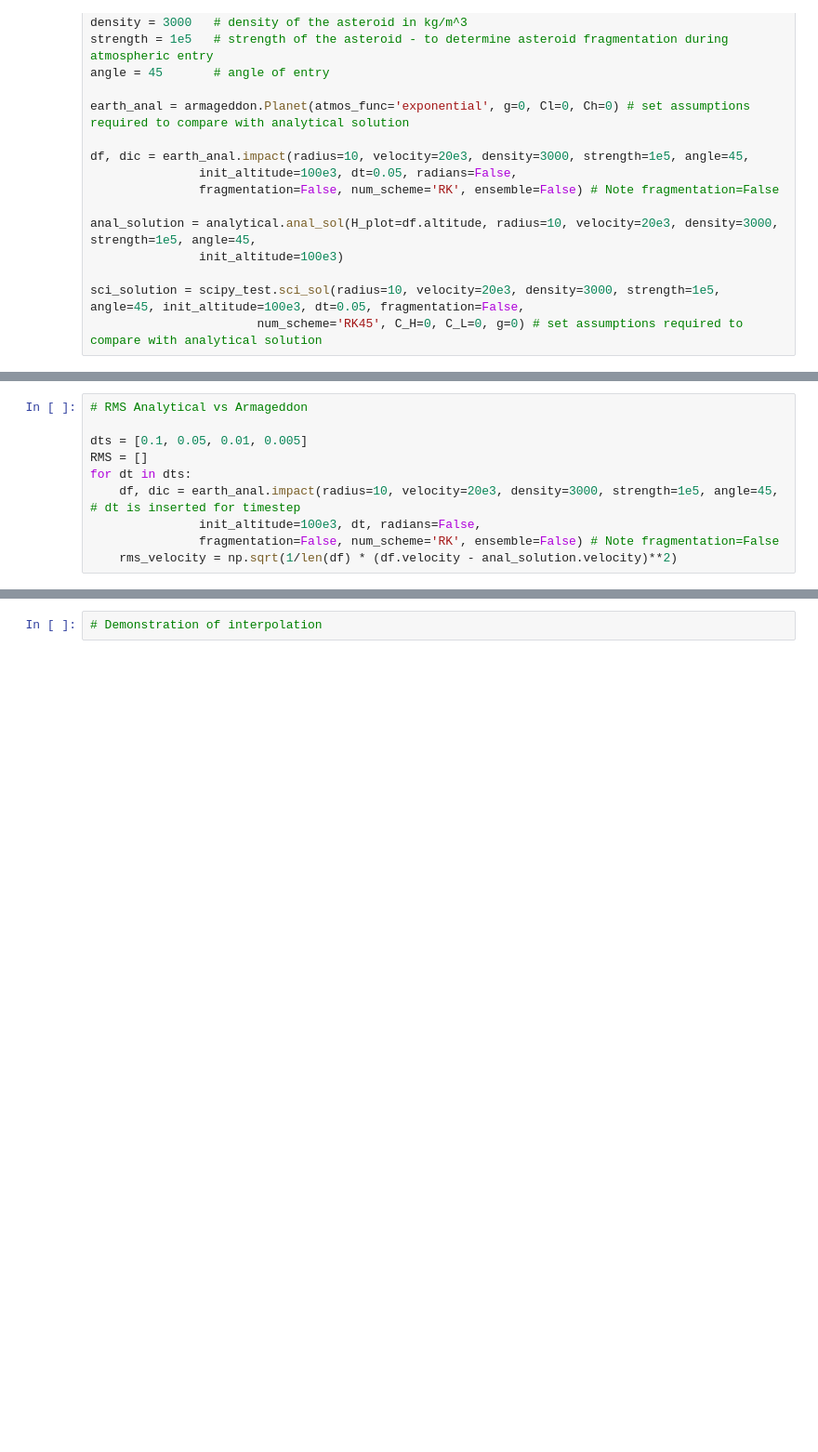
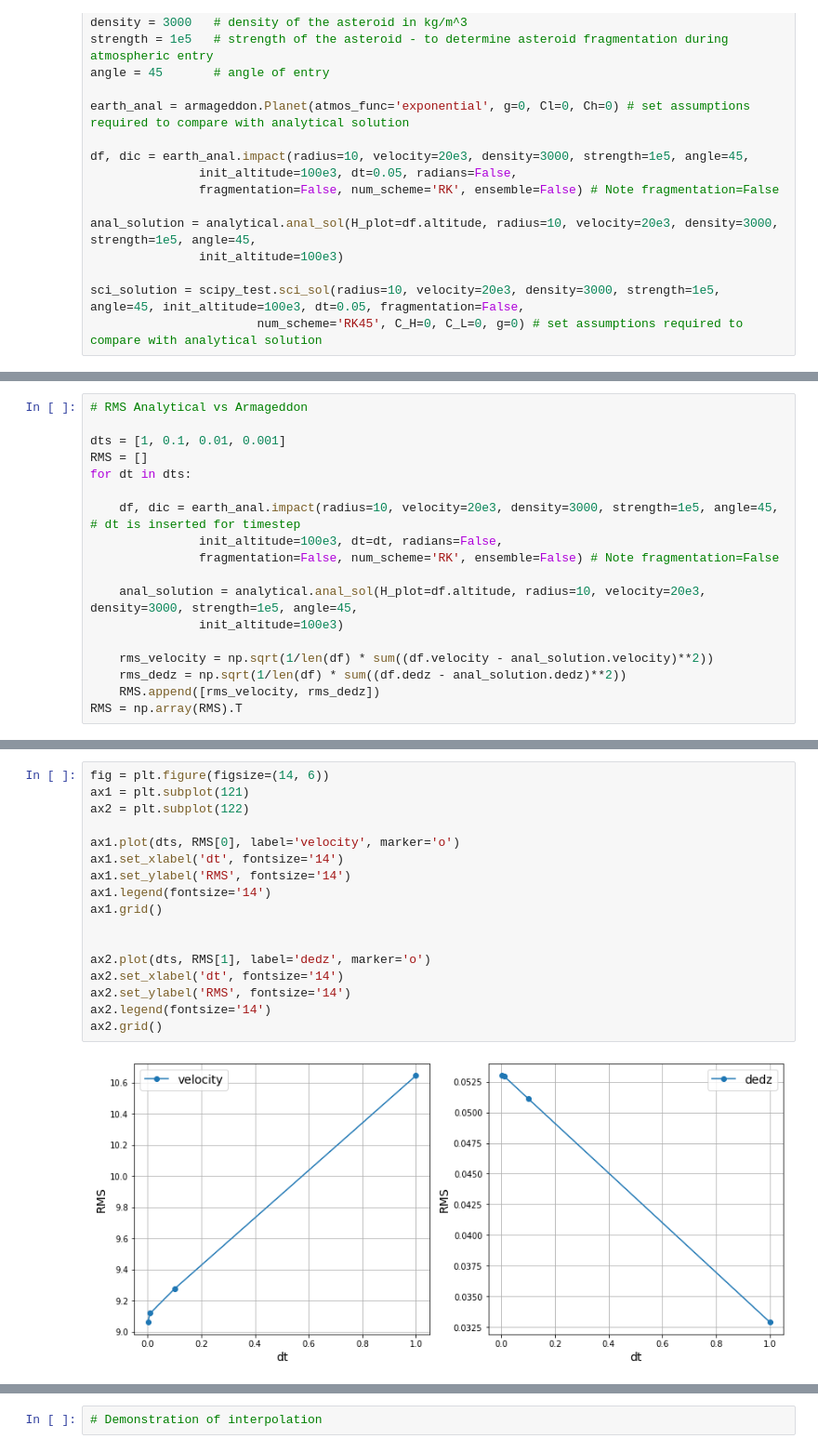
Before and after one commit to hustic/Armageddon, a Jupyter notebook: Presentation.ipynb, the cells around one changed output, grey strips where cells are left out. Shown: that part at 93% size. Drawn from its saved outputs; the diff is of its cells as text; blank space fills up the shorter version.

```diff
--- a/Presentation.ipynb
+++ b/Presentation.ipynb
@@ -160,10 +162,18 @@ ax6.set_xlim(0, 1e5)
 # %%
 # RMS Analytical vs Armageddon
 
-dts = [0.1, 0.05, 0.01, 0.005]
+dts = [1, 0.1, 0.01, 0.001]
 RMS = []
 for dt in dts:
+
     df, dic = earth_anal.impact(radius=10, velocity=20e3, density=3000, strength=1e5, angle=45, # dt is inserted for timestep
-               init_altitude=100e3, dt, radians=False,
+               init_altitude=100e3, dt=dt, radians=False,
                fragmentation=False, num_scheme='RK', ensemble=False) # Note fragmentation=False
-    rms_velocity = np.sqrt(1/len(df) * (df.velocity - anal_solution.velocity)**2)
+
+    anal_solution = analytical.anal_sol(H_plot=df.altitude, radius=10, velocity=20e3, density=3000, strength=1e5, angle=45,
+               init_altitude=100e3)
+
+    rms_velocity = np.sqrt(1/len(df) * sum((df.velocity - anal_solution.velocity)**2))
+    rms_dedz = np.sqrt(1/len(df) * sum((df.dedz - anal_solution.dedz)**2))
+    RMS.append([rms_velocity, rms_dedz])
+RMS = np.array(RMS).T
@@ -171,0 +180,19 @@ SyntaxError: invalid syntax (<ipython-input-43-0793da9417a0>, line 5)
+# %%
+fig = plt.figure(figsize=(14, 6))
+ax1 = plt.subplot(121)
+ax2 = plt.subplot(122)
+
+ax1.plot(dts, RMS[0], label='velocity', marker='o')
+ax1.set_xlabel('dt', fontsize='14')
+ax1.set_ylabel('RMS', fontsize='14')
+ax1.legend(fontsize='14')
+ax1.grid()
+
+
+ax2.plot(dts, RMS[1], label='dedz', marker='o')
+ax2.set_xlabel('dt', fontsize='14')
+ax2.set_ylabel('RMS', fontsize='14')
+ax2.legend(fontsize='14')
+ax2.grid()
+# %% [output]
+[figure, added]
```
Also changed, not shown: parts of 5 cells of this notebook, 1 other file.
